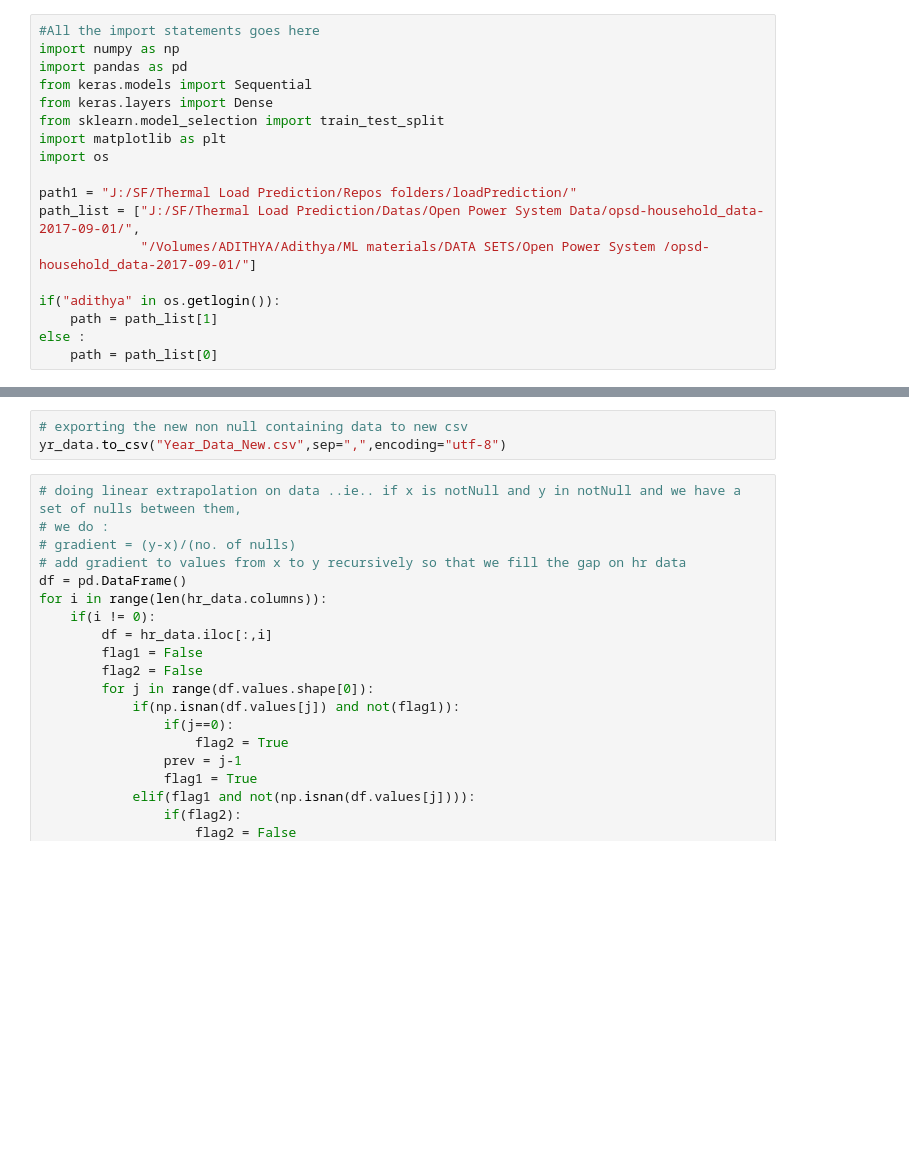
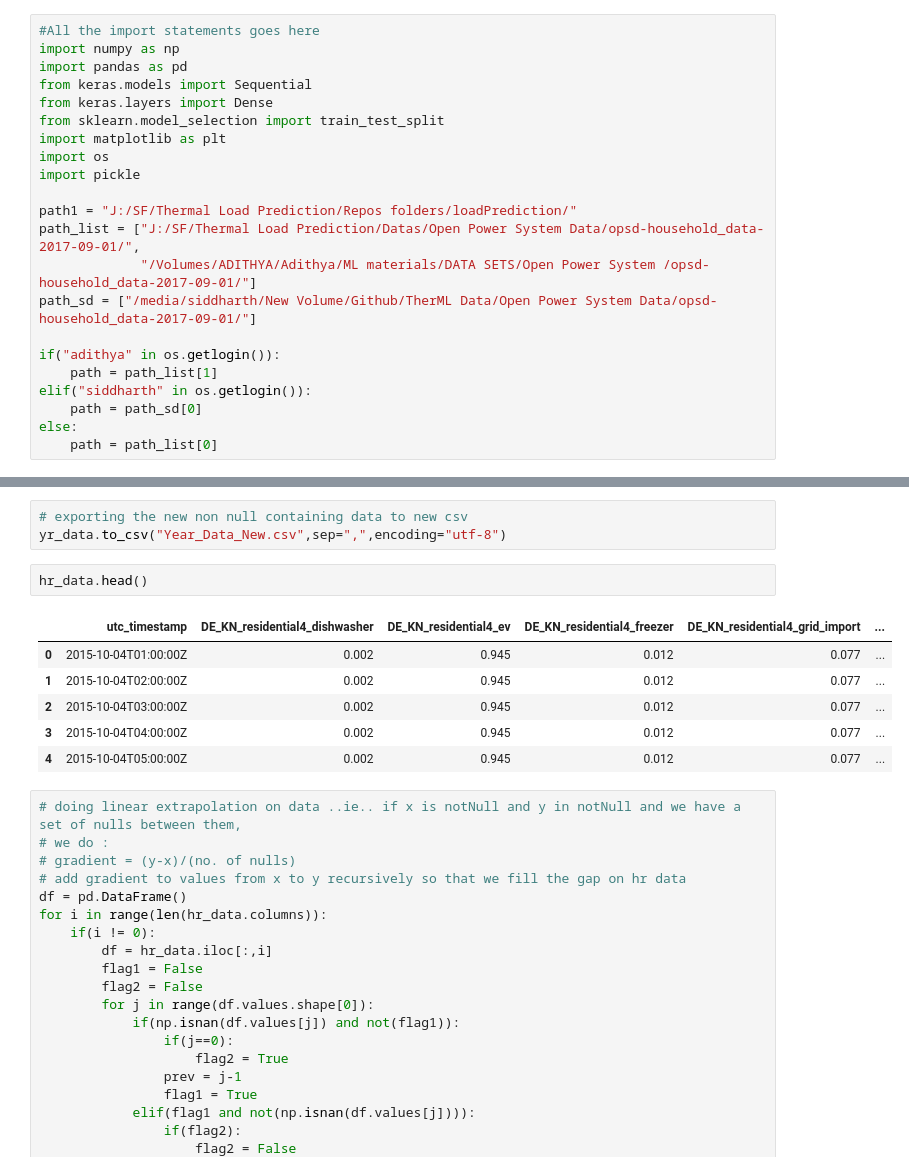
Before and after one commit to adithya8/loadPrediction, a Jupyter notebook: Konstantz_trial.ipynb, the cells around one changed output, grey strips where cells are left out. Cells and saved outputs as stored; diff of their text form; blank space fills up the shorter version.

```diff
--- a/Konstantz_trial.ipynb
+++ b/Konstantz_trial.ipynb
@@ -7,12 +7,16 @@ from keras.layers import Dense
 from sklearn.model_selection import train_test_split
 import matplotlib as plt
 import os
+import pickle
 
 path1 = "J:/SF/Thermal Load Prediction/Repos folders/loadPrediction/"
 path_list = ["J:/SF/Thermal Load Prediction/Datas/Open Power System Data/opsd-household_data-2017-09-01/",
              "/Volumes/ADITHYA/Adithya/ML materials/DATA SETS/Open Power System /opsd-household_data-2017-09-01/"]
+path_sd = ["/media/siddharth/New Volume/Github/TherML Data/Open Power System Data/opsd-household_data-2017-09-01/"]
 
 if("adithya" in os.getlogin()):
     path = path_list[1]
-else :
+elif("siddharth" in os.getlogin()):
+    path = path_sd[0]
+else:
     path = path_list[0]
@@ -83,6 +97,15 @@ for i in range(len(yr_data.columns)):
 # %%
 # exporting the new non null containing data to new csv
 yr_data.to_csv("Year_Data_New.csv",sep=",",encoding="utf-8")
+# %%
+hr_data.head()
+# %% [output]
+|  | utc_timestamp | DE_KN_residential4_dishwasher | DE_KN_residential4_ev | DE_KN_residential4_freezer | DE_KN_residential4_grid_import | ... |
+| 0 | 2015-10-04T01:00:00Z | 0.002 | 0.945 | 0.012 | 0.077 | ... |
+| 1 | 2015-10-04T02:00:00Z | 0.002 | 0.945 | 0.012 | 0.077 | ... |
+| 2 | 2015-10-04T03:00:00Z | 0.002 | 0.945 | 0.012 | 0.077 | ... |
+| 3 | 2015-10-04T04:00:00Z | 0.002 | 0.945 | 0.012 | 0.077 | ... |
+| 4 | 2015-10-04T05:00:00Z | 0.002 | 0.945 | 0.012 | 0.077 | ... |
 # %%
 # doing linear extrapolation on data ..ie.. if x is notNull and y in notNull and we have a set of nulls between them,
 # we do :
```
Also changed, not shown: parts of 12 cells of this notebook, 6 other files.
